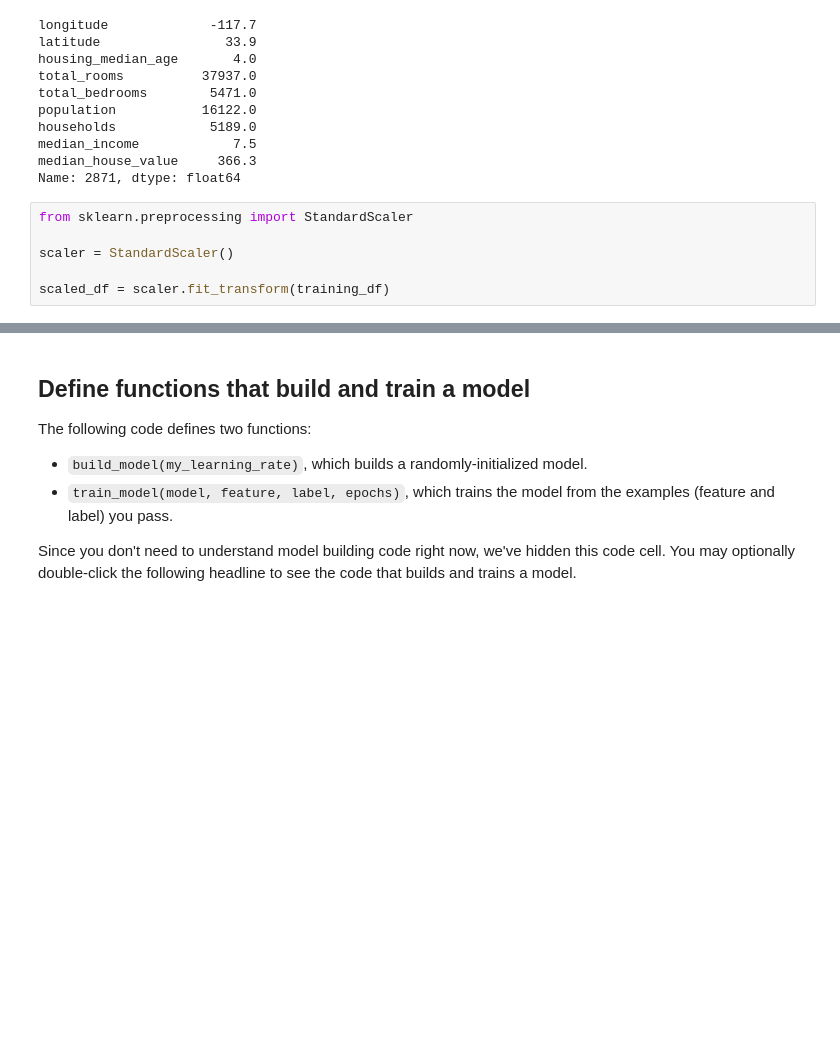
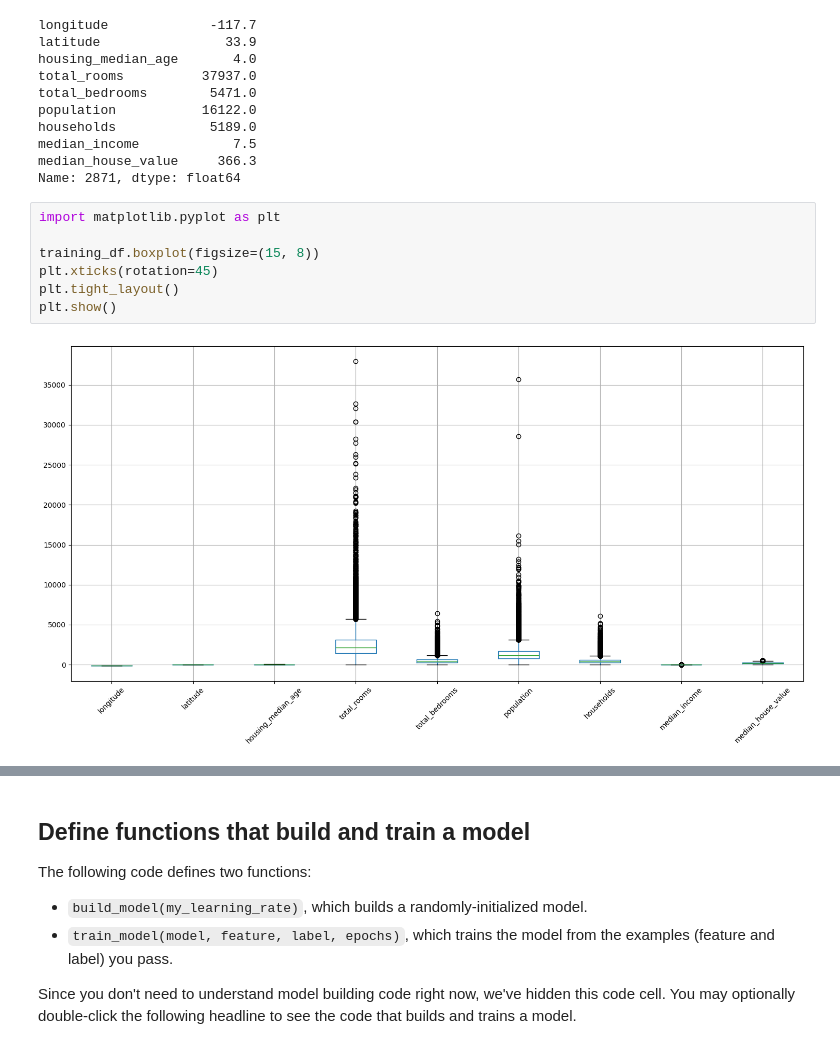
Before and after one commit to JhonHendricksBautista/CPE313_Bautista-Jhon, a Jupyter notebook: HOA_1_Using_Tensorflow_with_a_Real_Dataset_(with_solutions).ipynb, the cells around one changed output, grey strips where cells are left out. Saved outputs shown, nothing was run; the diff lists cells and outputs as text; blank space fills up the shorter version.

```diff
--- a/HOA_1_Using_Tensorflow_with_a_Real_Dataset_(with_solutions).ipynb
+++ b/HOA_1_Using_Tensorflow_with_a_Real_Dataset_(with_solutions).ipynb
@@ -154,9 +179,12 @@ households            5189.0
 median_income            7.5
 median_house_value     366.3
 Name: 2871, dtype: float64
-# %%
-from sklearn.preprocessing import StandardScaler
-
-scaler = StandardScaler()
-
-scaled_df = scaler.fit_transform(training_df)
+# %%
+import matplotlib.pyplot as plt
+
+training_df.boxplot(figsize=(15, 8))
+plt.xticks(rotation=45)
+plt.tight_layout()
+plt.show()
+# %% [output]
+[figure, added]
```
Also changed, not shown: parts of 21 cells of this notebook.
